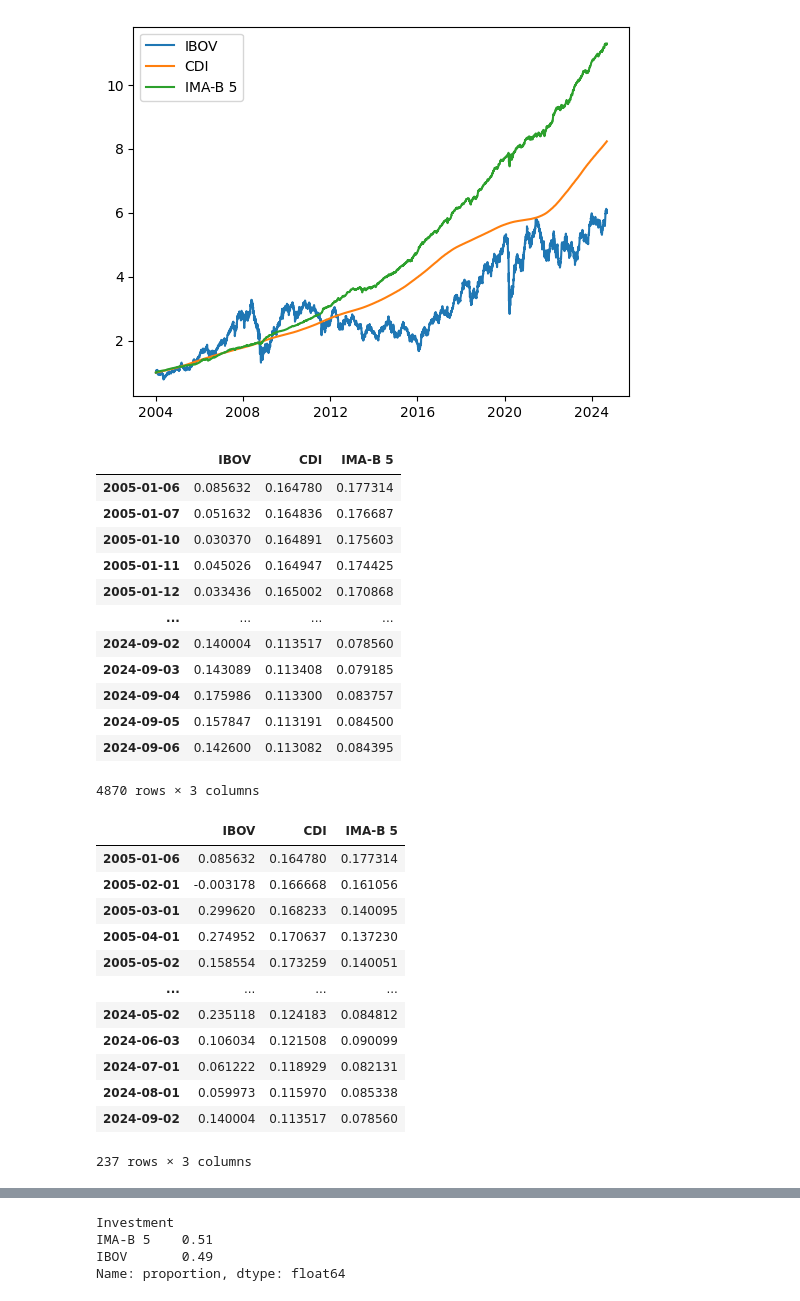
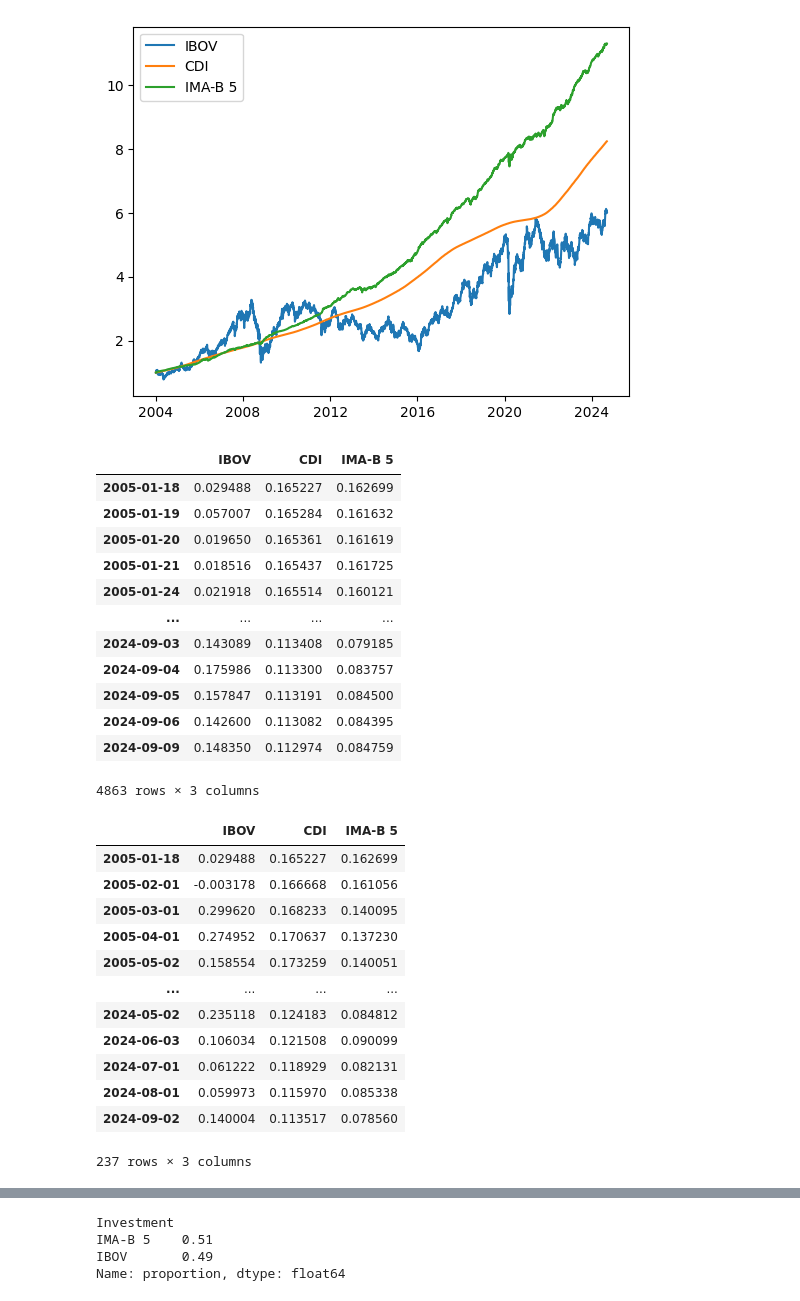
Before and after one commit to ianaraujo/dual-momentum-strategy, a Jupyter notebook: 2_absolute_momentum.ipynb, the cells around one changed output, grey strips where cells are left out. Cells and saved outputs as stored; diff of their text form; code cells hidden in the pictures.

```diff
--- a/2_absolute_momentum.ipynb
+++ b/2_absolute_momentum.ipynb
@@ -48,22 +51,25 @@ plt.show()
 [figure]
 # %%
 ytd_returns = absolute_prices.pct_change(periods=252).dropna()
+ytd_returns.index = pd.to_datetime(ytd_returns.index)
+
+ytd_returns = ytd_returns.loc['2005-01-18':END_DATE]
 
 ytd_returns
 # %% [output]
 |  | IBOV | CDI | IMA-B 5 |
-| 2005-01-06 | 0.085632 | 0.164780 | 0.177314 |
-| 2005-01-07 | 0.051632 | 0.164836 | 0.176687 |
-| 2005-01-10 | 0.030370 | 0.164891 | 0.175603 |
-| 2005-01-11 | 0.045026 | 0.164947 | 0.174425 |
-| 2005-01-12 | 0.033436 | 0.165002 | 0.170868 |
+| 2005-01-18 | 0.029488 | 0.165227 | 0.162699 |
+| 2005-01-19 | 0.057007 | 0.165284 | 0.161632 |
+| 2005-01-20 | 0.019650 | 0.165361 | 0.161619 |
+| 2005-01-21 | 0.018516 | 0.165437 | 0.161725 |
+| 2005-01-24 | 0.021918 | 0.165514 | 0.160121 |
 | ... | ... | ... | ... |
-| 2024-09-02 | 0.140004 | 0.113517 | 0.078560 |
 | 2024-09-03 | 0.143089 | 0.113408 | 0.079185 |
 | 2024-09-04 | 0.175986 | 0.113300 | 0.083757 |
 | 2024-09-05 | 0.157847 | 0.113191 | 0.084500 |
 | 2024-09-06 | 0.142600 | 0.113082 | 0.084395 |
+| 2024-09-09 | 0.148350 | 0.112974 | 0.084759 |
-4870 rows × 3 columns
+4863 rows × 3 columns
 # %%
 time_series = pd.to_datetime(ytd_returns.index).to_series()
 first_trading_day = time_series.groupby(time_series.index.to_period('M')).apply(lambda x: x == x.min())
@@ -71,7 +77,7 @@ first_trading_day = time_series.groupby(time_series.index.to_period('M')).apply(
 ytd_returns.loc[first_trading_day.values]
 # %% [output]
 |  | IBOV | CDI | IMA-B 5 |
-| 2005-01-06 | 0.085632 | 0.164780 | 0.177314 |
+| 2005-01-18 | 0.029488 | 0.165227 | 0.162699 |
 | 2005-02-01 | -0.003178 | 0.166668 | 0.161056 |
 | 2005-03-01 | 0.299620 | 0.168233 | 0.140095 |
 | 2005-04-01 | 0.274952 | 0.170637 | 0.137230 |
```
Also changed, not shown: parts of 8 cells of this notebook, 4 other files.
